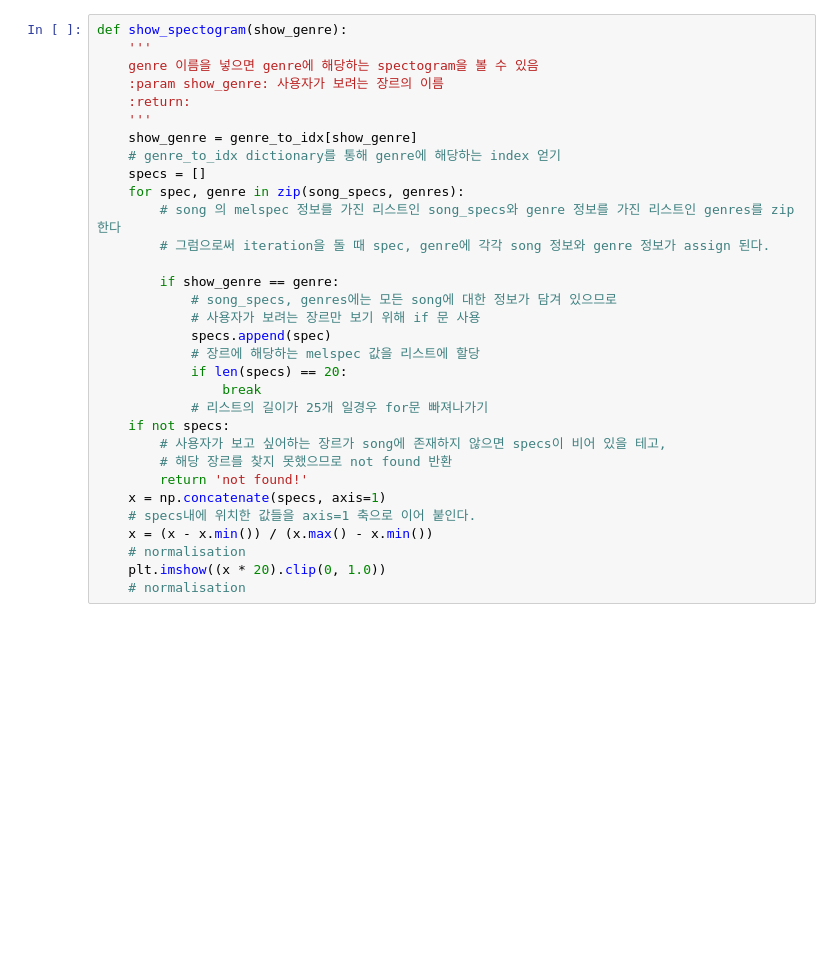
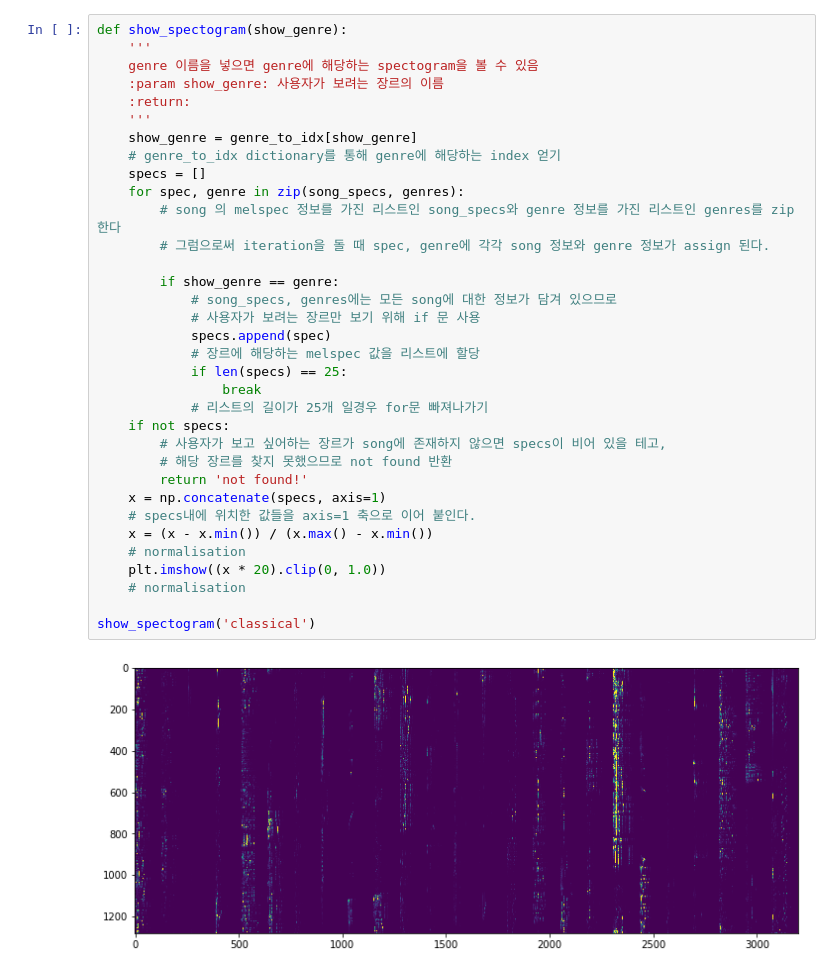
Before and after one commit to ai-lab-seoul/speech_transformation, a Jupyter notebook: 15.1 Song Classification.ipynb, the cells around one changed output. Cells and saved outputs as stored; diff of their text form; blank space fills up the shorter version.

```diff
--- a/15.1 Song Classification.ipynb
+++ b/15.1 Song Classification.ipynb
@@ -93,32 +70,36 @@ librosa.display.specshow(librosa.power_to_db(song_specs[79].T,
 def show_spectogram(show_genre):
     '''
     genre 이름을 넣으면 genre에 해당하는 spectogram을 볼 수 있음
     :param show_genre: 사용자가 보려는 장르의 이름
     :return:
     '''
     show_genre = genre_to_idx[show_genre]
     # genre_to_idx dictionary를 통해 genre에 해당하는 index 얻기
     specs = []
     for spec, genre in zip(song_specs, genres):
         # song 의 melspec 정보를 가진 리스트인 song_specs와 genre 정보를 가진 리스트인 genres를 zip 한다
         # 그럼으로써 iteration을 돌 때 spec, genre에 각각 song 정보와 genre 정보가 assign 된다.
 
         if show_genre == genre:
             # song_specs, genres에는 모든 song에 대한 정보가 담겨 있으므로
             # 사용자가 보려는 장르만 보기 위해 if 문 사용
             specs.append(spec)
             # 장르에 해당하는 melspec 값을 리스트에 할당
-            if len(specs) == 20:
+            if len(specs) == 25:
                 break
             # 리스트의 길이가 25개 일경우 for문 빠져나가기
     if not specs:
         # 사용자가 보고 싶어하는 장르가 song에 존재하지 않으면 specs이 비어 있을 테고,
         # 해당 장르를 찾지 못했으므로 not found 반환
         return 'not found!'
     x = np.concatenate(specs, axis=1)
     # specs내에 위치한 값들을 axis=1 축으로 이어 붙인다.
     x = (x - x.min()) / (x.max() - x.min())
     # normalisation
     plt.imshow((x * 20).clip(0, 1.0))
     # normalisation
+
+show_spectogram('classical')
+# %% [output]
+[figure, added]
 # %%
```
Also changed, not shown: parts of 20 cells of this notebook, 1 other file.
